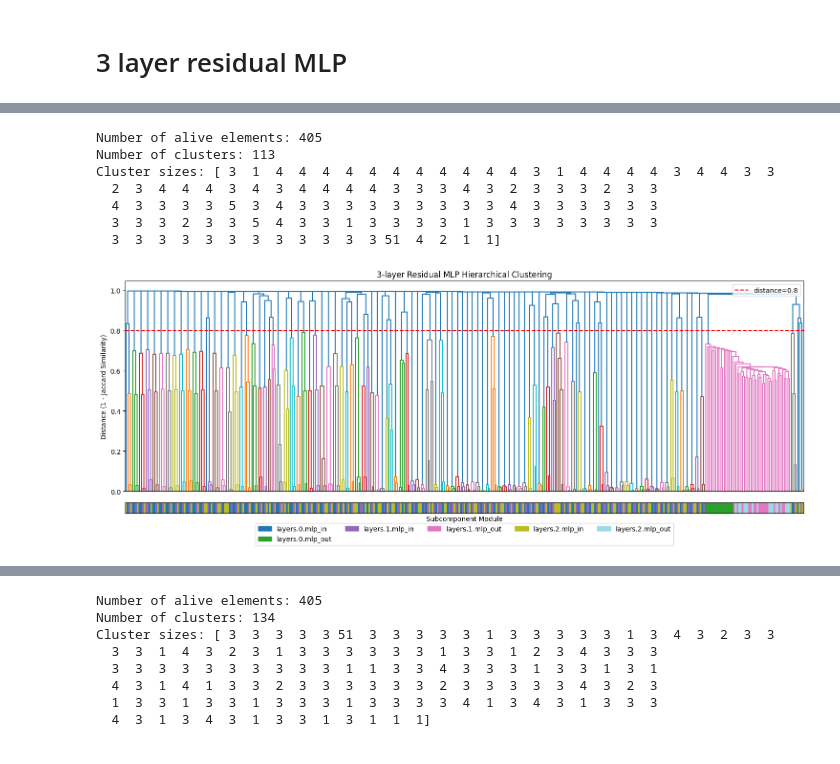
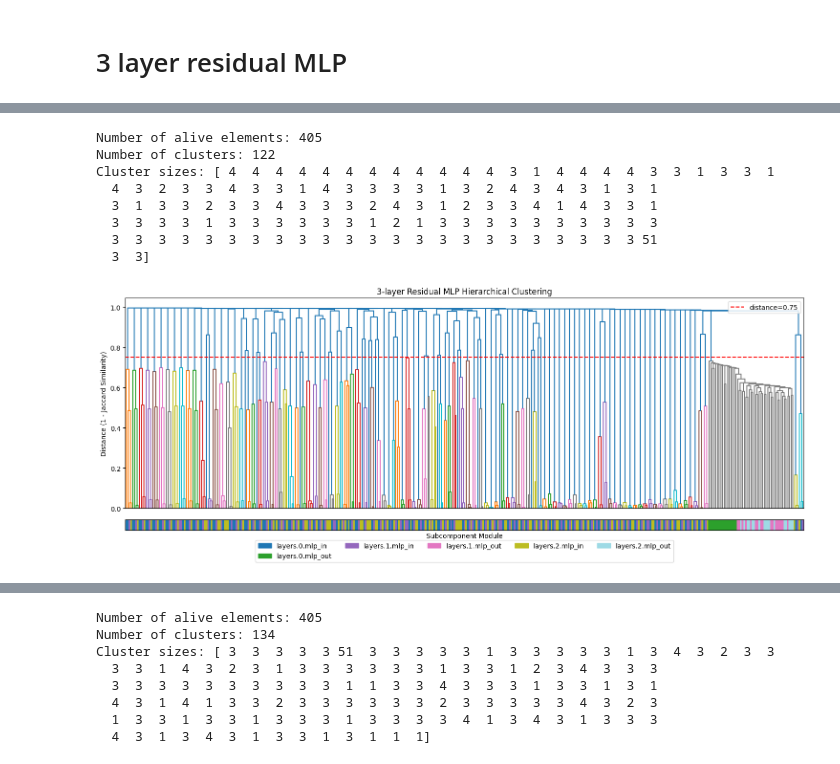
Before and after one commit to mivanit/apd, a Jupyter notebook: notebooks/dev_grouping.ipynb, the cells around one changed output, grey strips where cells are left out. Cells and saved outputs as stored; diff of their text form; code cells hidden in the pictures.

```diff
--- a/notebooks/dev_grouping.ipynb
+++ b/notebooks/dev_grouping.ipynb
@@ -30,15 +29,15 @@ Using device: cuda
 # %% [markdown]
 ## collect coactivation stats
 # %%
-from tqdm import tqdm
-from typing import List, Any
-from torch.utils.data import DataLoader
+import torch
 from jaxtyping import Float, Int
 from torch import Tensor
-import torch
+from torch.utils.data import DataLoader
+from tqdm import tqdm
 
 from spd.models.component_utils import calc_component_acts, calc_masks
 from spd.utils import extract_batch_data
+
 
 def calc_jaccard_index(co_occurrence_matrix: Tensor, marginal_counts: Tensor) -> Tensor:
     """
@@ -55,11 +54,11 @@ def calc_jaccard_index(co_occurrence_matrix: Tensor, marginal_counts: Tensor) ->
 def collect_coactivations(
     comp_model: ComponentModel,
     data_loader: DataLoader[Int[Tensor, "..."]] | DataLoader[tuple[Float[Tensor, "..."], Float[Tensor, "..."]]],
-    module_groups: List[List[str]],  # e.g., [["layers.0.mlp"], ["layers.1.attn", "layers.1.mlp"]],
+    module_groups: list[list[str]],  # e.g., [["layers.0.mlp"], ["layers.1.attn", "layers.1.mlp"]],
     n_samples: int = 10000, #number of samples to collect for co-activation
     activation_threshold: float = 0.5, # mask threshold for a component to be considered active
     device: str = 'cuda' if torch.cuda.is_available() else 'cpu',
-) -> Dict[str, Any]:
+) -> dict[str, Any]:
     # 1. Setup phase - FIXED: use comp_model not model
     components = {k.removeprefix("components.").replace("-", "."): v
                 for k, v in comp_model.components.items()}
@@ -444,19 +441,20 @@ results = collect_coactivations(
 # %%
 fig, clusters, Z, alive_mask = plot_clustering_from_results(
     results,
     group_key='group_0',
     linkage_method='average', #complete
-    threshold=0.8,
+    threshold=0.75,
     title = '3-layer Residual MLP Hierarchical Clustering',
     min_alive_counts = 500,
     figsize=(15, 6),
 )
 # %% [output]
 Number of alive elements: 405
-Number of clusters: 113
-Cluster sizes: [ 3  1  4  4  4  4  4  4  4  4  4  4  4  3  1  4  4  4  4  3  4  4  3  3
-  2  3  4  4  4  3  4  3  4  4  4  4  3  3  3  4  3  2  3  3  3  2  3  3
-  4  3  3  3  3  5  3  4  3  3  3  3  3  3  3  3  3  4  3  3  3  3  3  3
-  3  3  3  2  3  3  5  4  3  3  1  3  3  3  3  1  3  3  3  3  3  3  3  3
-  3  3  3  3  3  3  3  3  3  3  3  3 51  4  2  1  1]
+Number of clusters: 122
+Cluster sizes: [ 4  4  4  4  4  4  4  4  4  4  4  4  3  1  4  4  4  4  3  3  1  3  3  1
+  4  3  2  3  3  4  3  3  1  4  3  3  3  3  1  3  2  4  3  4  3  1  3  1
+  3  1  3  3  2  3  3  4  3  3  3  2  4  3  1  2  3  3  4  1  4  3  3  1
+  3  3  3  3  1  3  3  3  3  3  3  1  2  1  3  3  3  3  3  3  3  3  3  3
+  3  3  3  3  3  3  3  3  3  3  3  3  3  3  3  3  3  3  3  3  3  3  3 51
+  3  3]
-[figure, old version]
+[figure, new version]
```
Also changed, not shown: parts of 5 cells of this notebook, 19 other files.
